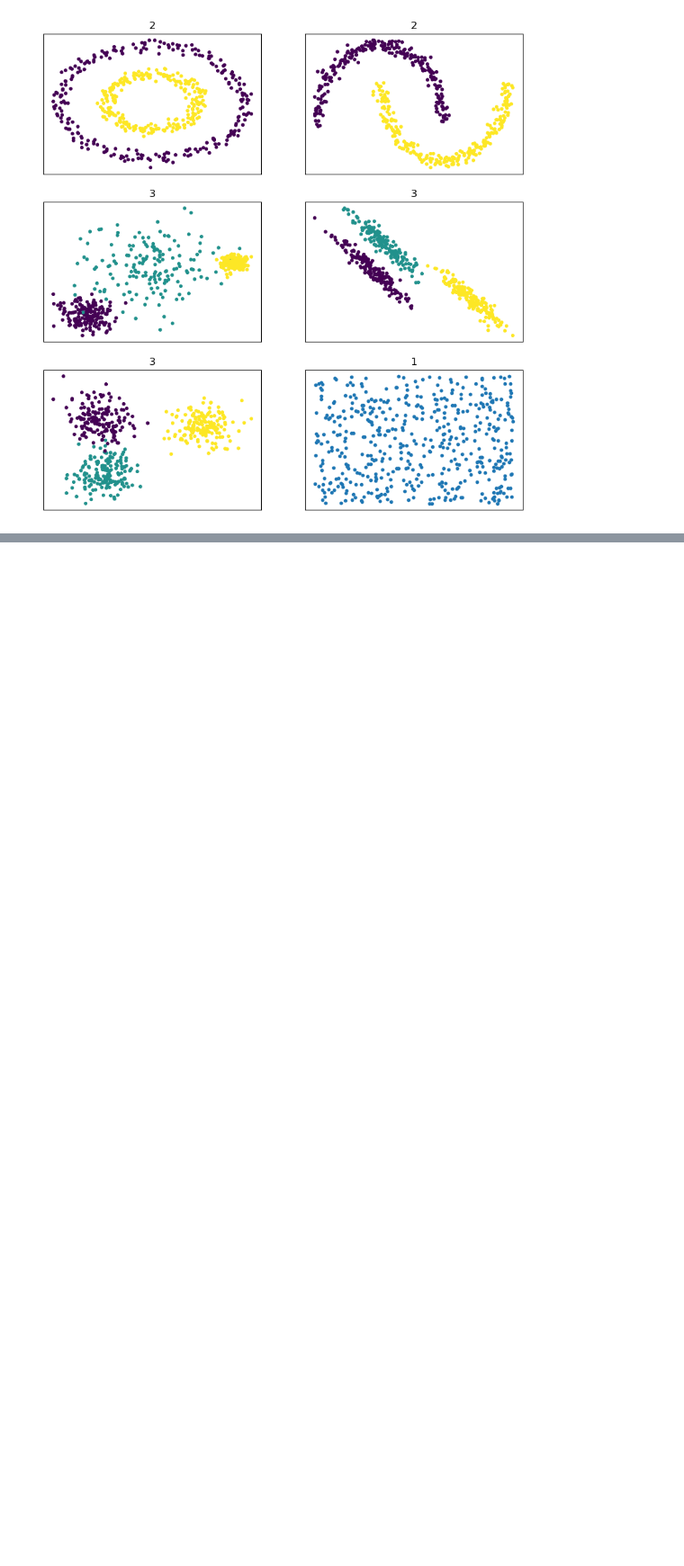
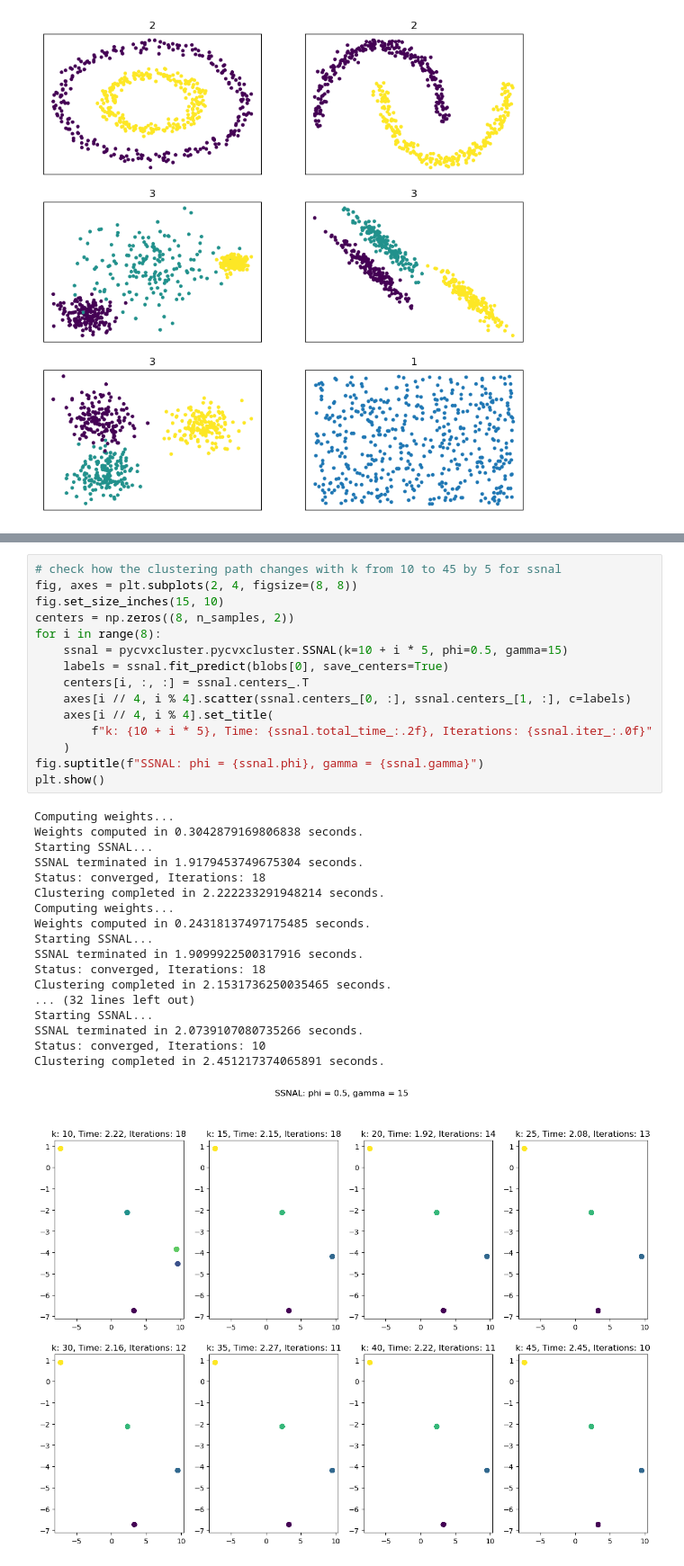
Before and after one commit to dx-li/pycvxcluster, a Jupyter notebook: Examples.ipynb, the cells around one changed output, grey strips where cells are left out. Shown at 90% size. Cells and saved outputs as stored; diff of their text form; blank space fills up the shorter version.

```diff
--- a/Examples.ipynb
+++ b/Examples.ipynb
@@ -378,0 +261,34 @@ True
+# %%
+# check how the clustering path changes with k from 10 to 45 by 5 for ssnal
+fig, axes = plt.subplots(2, 4, figsize=(8, 8))
+fig.set_size_inches(15, 10)
+centers = np.zeros((8, n_samples, 2))
+for i in range(8):
+    ssnal = pycvxcluster.pycvxcluster.SSNAL(k=10 + i * 5, phi=0.5, gamma=15)
+    labels = ssnal.fit_predict(blobs[0], save_centers=True)
+    centers[i, :, :] = ssnal.centers_.T
+    axes[i // 4, i % 4].scatter(ssnal.centers_[0, :], ssnal.centers_[1, :], c=labels)
+    axes[i // 4, i % 4].set_title(
+        f"k: {10 + i * 5}, Time: {ssnal.total_time_:.2f}, Iterations: {ssnal.iter_:.0f}"
+    )
+fig.suptitle(f"SSNAL: phi = {ssnal.phi}, gamma = {ssnal.gamma}")
+plt.show()
+# %% [output]
+Computing weights...
+Weights computed in 0.3042879169806838 seconds.
+Starting SSNAL...
+SSNAL terminated in 1.9179453749675304 seconds.
+Status: converged, Iterations: 18
+Clustering completed in 2.222233291948214 seconds.
+Computing weights...
+Weights computed in 0.24318137497175485 seconds.
+Starting SSNAL...
+SSNAL terminated in 1.9099922500317916 seconds.
+Status: converged, Iterations: 18
+Clustering completed in 2.1531736250035465 seconds.
+... (32 lines left out)
+Starting SSNAL...
+SSNAL terminated in 2.0739107080735266 seconds.
+Status: converged, Iterations: 10
+Clustering completed in 2.451217374065891 seconds.
+[figure, added]
```
Also changed, not shown: parts of 16 cells of this notebook, 12 other files.
